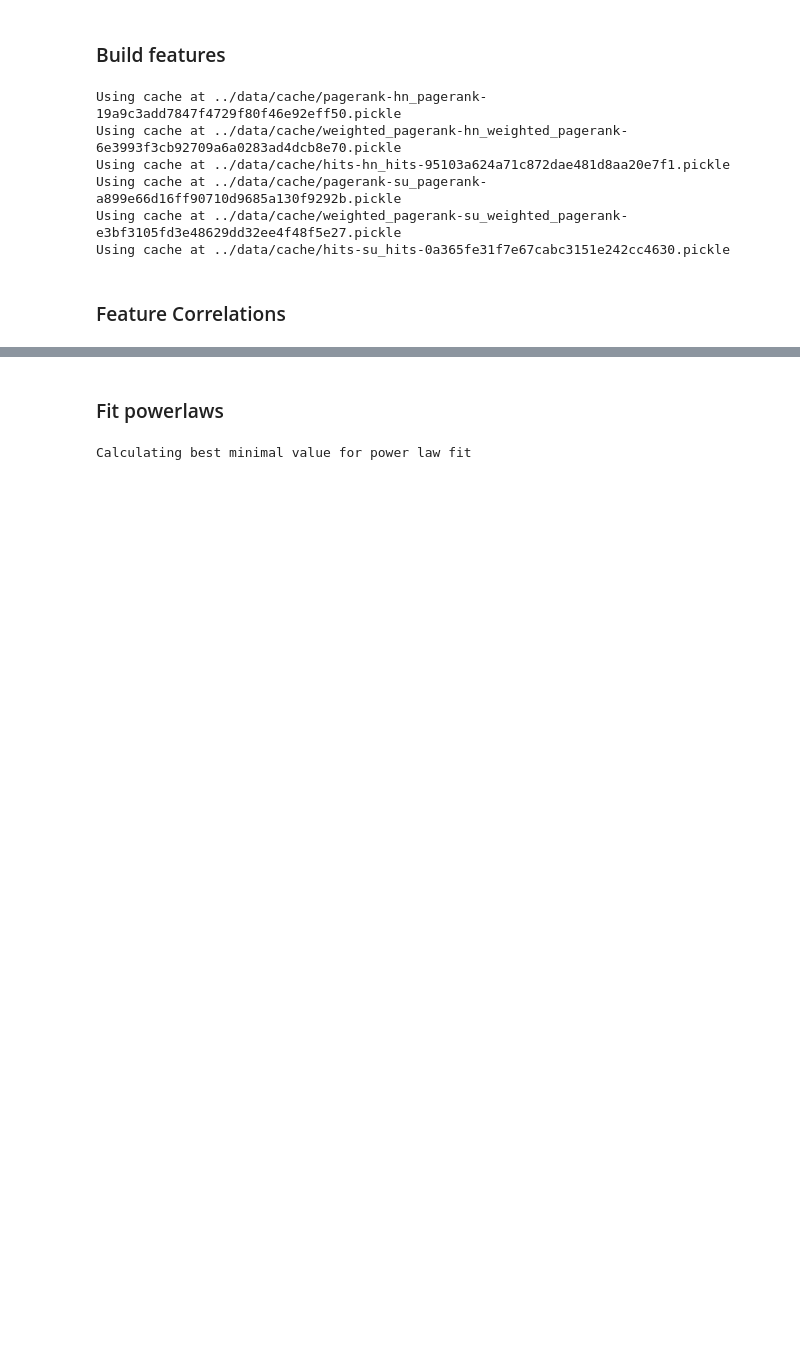
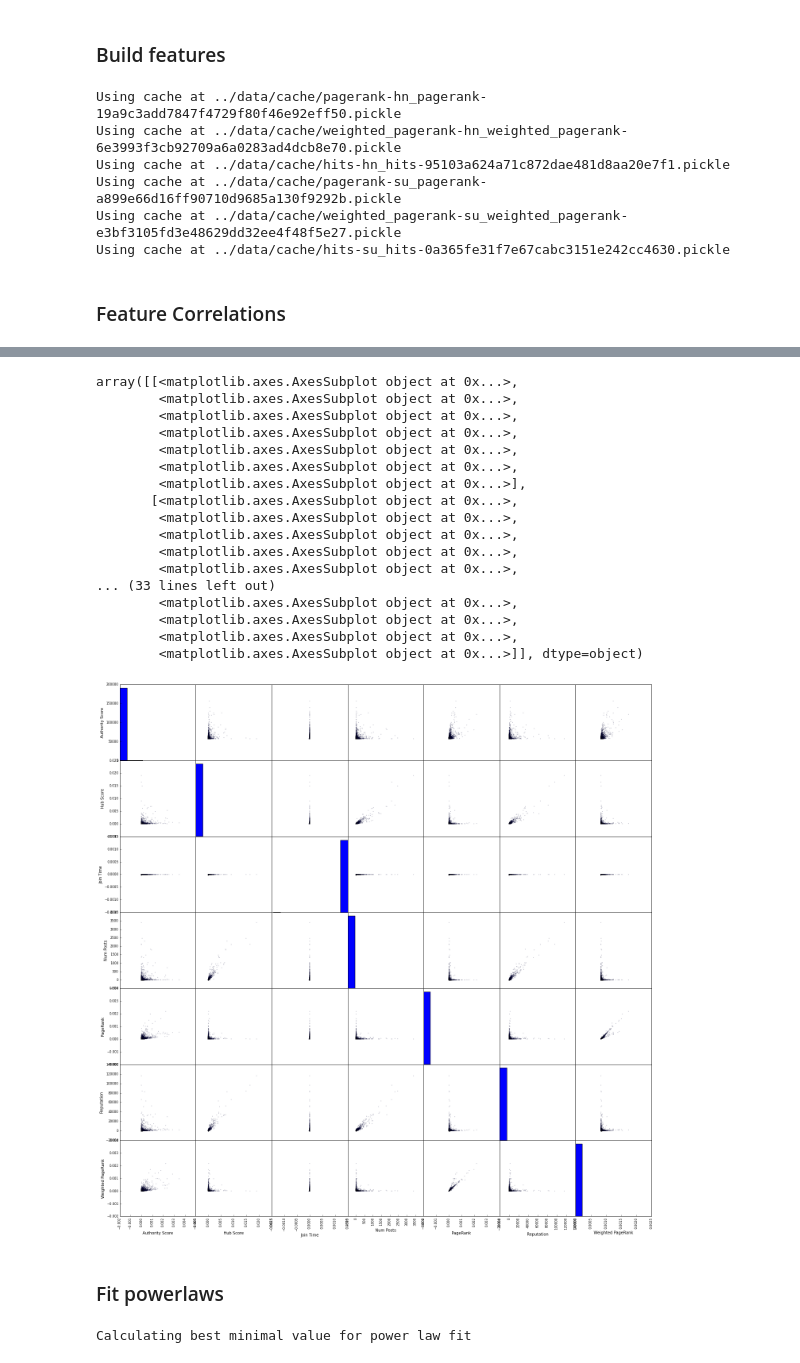
Before and after one commit to turtlesoupy/karma-prediction-cs224w, a Jupyter notebook: ipython/Karma.ipynb, the cells around one changed output, grey strips where cells are left out. Saved outputs shown, nothing was run; the diff lists cells and outputs as text; code cells hidden in the pictures; blank space fills up the shorter version.

```diff
--- a/ipython/Karma.ipynb
+++ b/ipython/Karma.ipynb
@@ -316,3 +296,34 @@ plt.scatter(hn_pageranks, hn_karmas, marker='x')
+# %%
+# This will melt your laptop, be careful
+su_frame = pd.DataFrame({
+    "Reputation": su_reputations,
+    "Num Posts": su_num_posts,
+    "Join Time": su_seconds_since_join,
+    "PageRank": su_pageranks,
+    "Weighted PageRank": su_weighted_pageranks,
+    "Hub Score": su_hubs,
+    "Authority Score": su_authorities,
+})
+scatter_matrix(su_frame, alpha=0.2, figsize=(24, 24), diagonal='hist', s=4.0)
+# %% [output]
+array([[<matplotlib.axes.AxesSubplot object at 0x...>,
+        <matplotlib.axes.AxesSubplot object at 0x...>,
+        <matplotlib.axes.AxesSubplot object at 0x...>,
+        <matplotlib.axes.AxesSubplot object at 0x...>,
+        <matplotlib.axes.AxesSubplot object at 0x...>,
+        <matplotlib.axes.AxesSubplot object at 0x...>,
+        <matplotlib.axes.AxesSubplot object at 0x...>],
+       [<matplotlib.axes.AxesSubplot object at 0x...>,
+        <matplotlib.axes.AxesSubplot object at 0x...>,
+        <matplotlib.axes.AxesSubplot object at 0x...>,
+        <matplotlib.axes.AxesSubplot object at 0x...>,
+        <matplotlib.axes.AxesSubplot object at 0x...>,
+... (33 lines left out)
+        <matplotlib.axes.AxesSubplot object at 0x...>,
+        <matplotlib.axes.AxesSubplot object at 0x...>,
+        <matplotlib.axes.AxesSubplot object at 0x...>,
+        <matplotlib.axes.AxesSubplot object at 0x...>]], dtype=object)
+[figure, added]
 # %% [markdown]
 ### Fit powerlaws
 # %%
```
Also changed, not shown: parts of 7 cells of this notebook.
